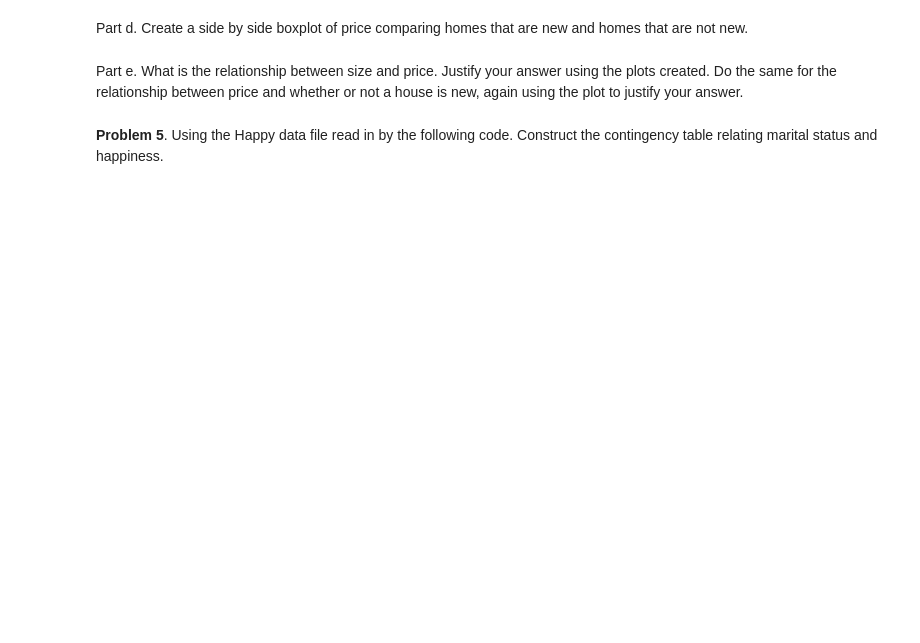
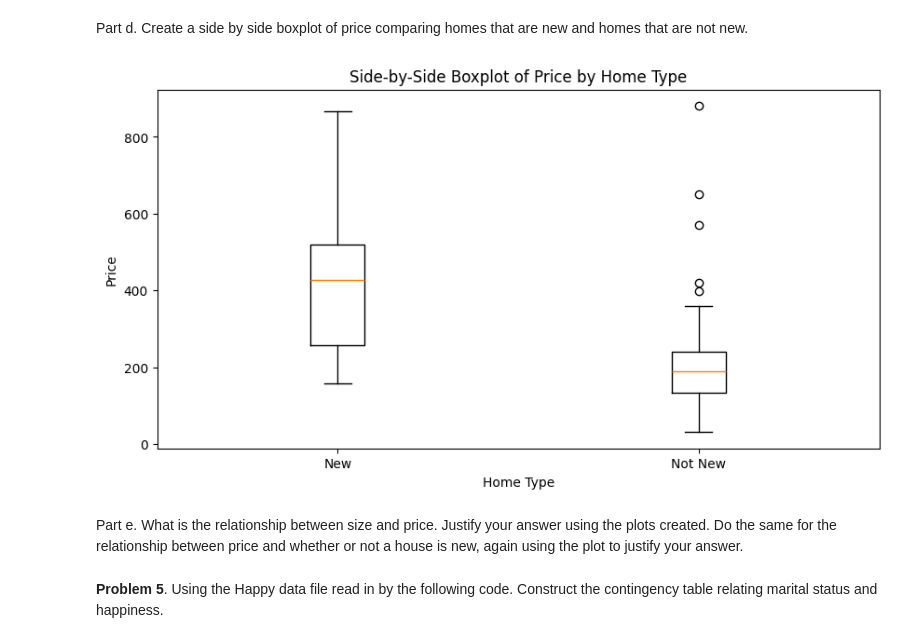
Before and after one commit to cal-jamo/Stats-220, a Jupyter notebook: Assignments/Stat_220_HW1.ipynb, the cells around one changed output. Cells and saved outputs as stored; diff of their text form; code cells hidden in the pictures; blank space fills up the shorter version.

```diff
--- a/Assignments/Stat_220_HW1.ipynb
+++ b/Assignments/Stat_220_HW1.ipynb
@@ -169,5 +179,14 @@ Part c. Find and plot the regression line on top of the scatterplot.
 # %% [markdown]
 Part d. Create a side by side boxplot of price comparing homes that are new and homes that are not new.
+# %%
+plt.figure(figsize=(10, 5))
+plt.boxplot([houses[houses['new'] == 1]['price'], houses[houses['new'] == 0]['price']], labels=['New', 'Not New'])
+plt.xlabel('Home Type')
+plt.ylabel('Price')
+plt.title('Side-by-Side Boxplot of Price by Home Type')
+plt.show()
+# %% [output]
+[figure, added]
 # %% [markdown]
 Part e. What is the relationship between size and price.  Justify your answer using the plots created. Do the same for the relationship between price and whether or not a house is new, again using the plot to justify your answer.
 # %% [markdown]
```
Also changed, not shown: parts of 5 cells of this notebook.
